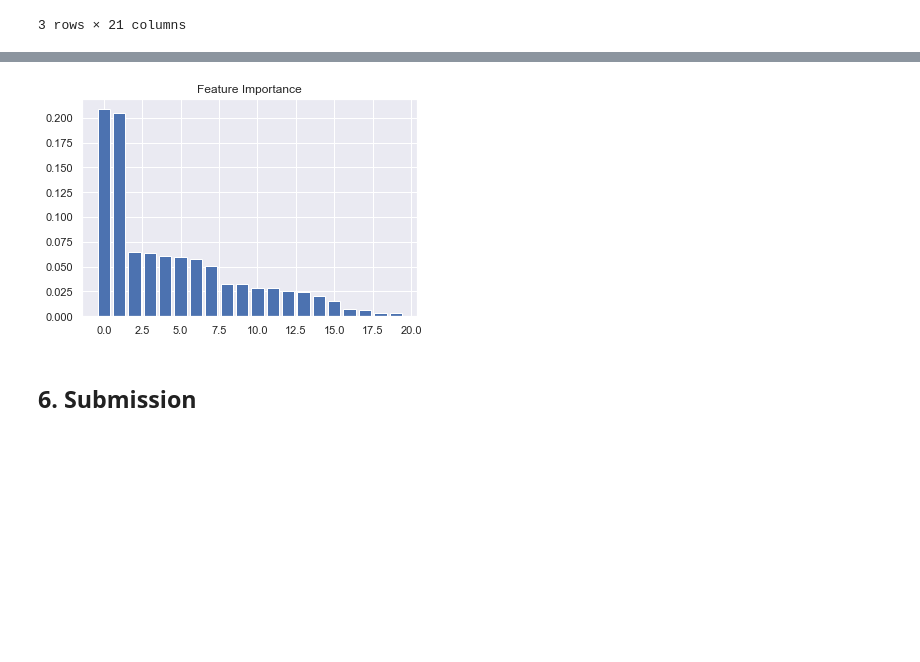
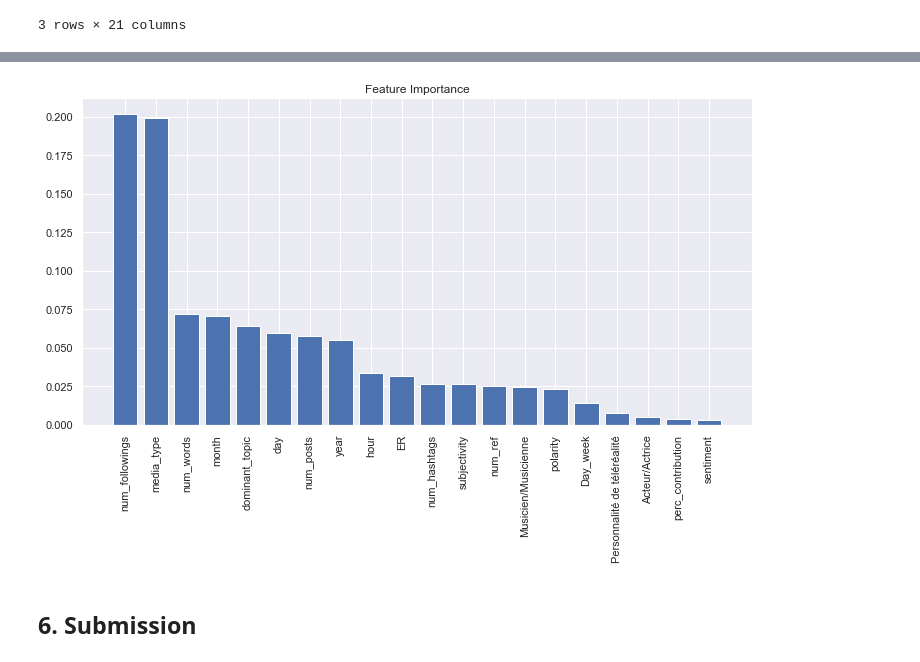
Before and after one commit to BadrAlpha07/Data-Camp-Project, a Jupyter notebook: Starting_kit_engagement_rate.ipynb, the cells around one changed output, grey strips where cells are left out. Cells and saved outputs as stored; diff of their text form; code cells hidden in the pictures; blank space fills up the shorter version.

```diff
--- a/Starting_kit_engagement_rate.ipynb
+++ b/Starting_kit_engagement_rate.ipynb
@@ -526,13 +524,16 @@ model = regressor.fit(X_train, y_train)
 # %%
 importances = model.feature_importances_
 indices = np.argsort(importances)[::-1]
 
-plt.figure()
+names = [df.columns[i] for i in indices]
+
+plt.figure(figsize=(12,6))
 plt.title('Feature Importance')
 plt.bar(range(X_train.shape[1]), importances[indices])
+plt.xticks(range(X_train.shape[1]), names, rotation = 90)
 plt.show()
 # %% [output]
-[figure, old version]
+[figure, new version]
 # %% [markdown]
 ## 6. Submission
 # %% [markdown]
```
Also changed, not shown: parts of 1 cell of this notebook.
